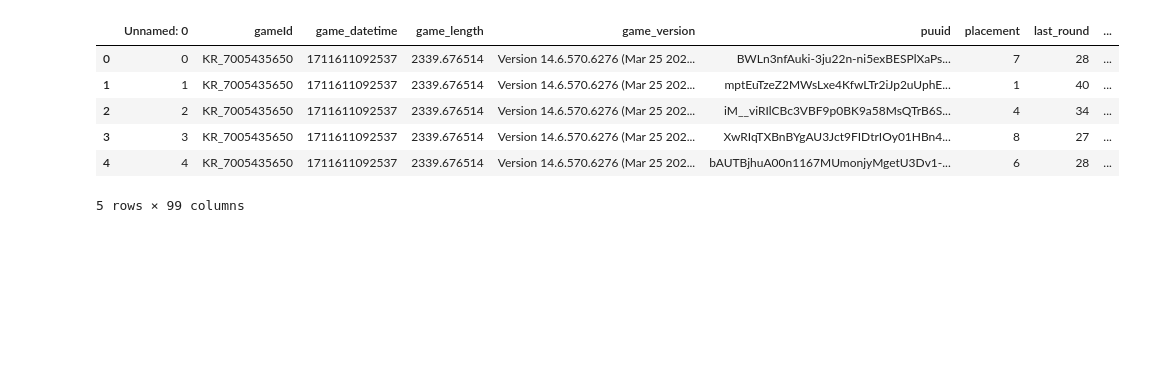
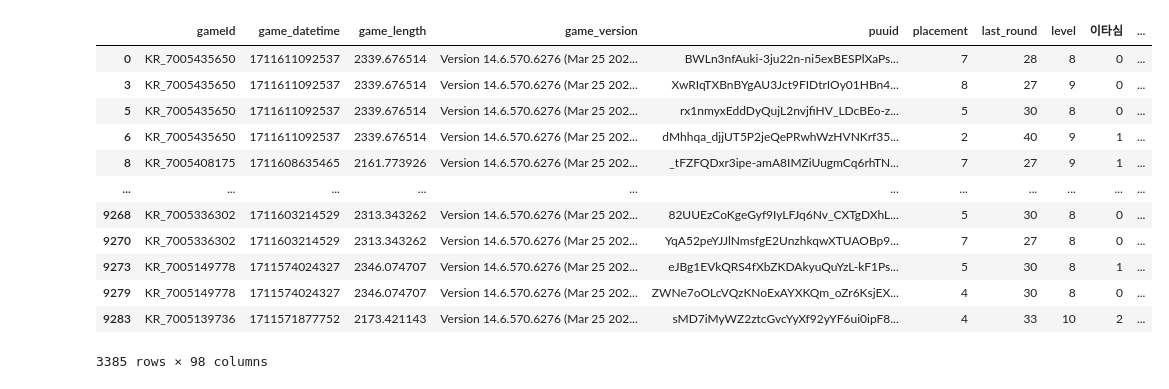
Before and after one commit to interspace719/Final-Project-A09-, a Jupyter notebook: 8. make final decks table.ipynb, the cells around one changed output. Cells and saved outputs as stored; diff of their text form; code cells hidden in the pictures; blank space fills up the shorter version.

```diff
--- a/8. make final decks table.ipynb
+++ b/8. make final decks table.ipynb
@@ -2,15 +2,26 @@
 import pandas as pd
 import json
 from pandas import json_normalize
+
+# 최대 출력 컬럼 제한 해제
+pd.set_option('display.max_colwidth', None)
 # %%
 decks_df = pd.read_csv('덱 분류 완료 테이블.csv', encoding='utf-8')
-# %%
-decks_df.head()
-# %% [output]
-|  | Unnamed: 0 | gameId | game_datetime | game_length | game_version | puuid | placement | last_round | ... |
-| 0 | 0 | KR_7005435650 | 1711611092537 | 2339.676514 | Version 14.6.570.6276 (Mar 25 202... | BWLn3nfAuki-3ju22n-ni5exBESPlXaPs... | 7 | 28 | ... |
-| 1 | 1 | KR_7005435650 | 1711611092537 | 2339.676514 | Version 14.6.570.6276 (Mar 25 202... | mptEuTzeZ2MWsLxe4KfwLTr2iJp2uUphE... | 1 | 40 | ... |
-| 2 | 2 | KR_7005435650 | 1711611092537 | 2339.676514 | Version 14.6.570.6276 (Mar 25 202... | iM__viRIlCBc3VBF9p0BK9a58MsQTrB6S... | 4 | 34 | ... |
-| 3 | 3 | KR_7005435650 | 1711611092537 | 2339.676514 | Version 14.6.570.6276 (Mar 25 202... | XwRIqTXBnBYgAU3Jct9FIDtrIOy01HBn4... | 8 | 27 | ... |
-| 4 | 4 | KR_7005435650 | 1711611092537 | 2339.676514 | Version 14.6.570.6276 (Mar 25 202... | bAUTBjhuA00n1167MUmonjyMgetU3Dv1-... | 6 | 28 | ... |
-5 rows × 99 columns
+# %%
+## 분류 불가 조합 중 분류가 가능하지만 안된 조합 확인 - 대부분 분류가 잘 되었음
+
+decks_df[decks_df['deck_name']=='분류 불가']
+# %% [output]
+|  | gameId | game_datetime | game_length | game_version | puuid | placement | last_round | level | 이타심 | ... |
+| 0 | KR_7005435650 | 1711611092537 | 2339.676514 | Version 14.6.570.6276 (Mar 25 202... | BWLn3nfAuki-3ju22n-ni5exBESPlXaPs... | 7 | 28 | 8 | 0 | ... |
+| 3 | KR_7005435650 | 1711611092537 | 2339.676514 | Version 14.6.570.6276 (Mar 25 202... | XwRIqTXBnBYgAU3Jct9FIDtrIOy01HBn4... | 8 | 27 | 9 | 0 | ... |
+| 5 | KR_7005435650 | 1711611092537 | 2339.676514 | Version 14.6.570.6276 (Mar 25 202... | rx1nmyxEddDyQujL2nvjfiHV_LDcBEo-z... | 5 | 30 | 8 | 0 | ... |
+| 6 | KR_7005435650 | 1711611092537 | 2339.676514 | Version 14.6.570.6276 (Mar 25 202... | dMhhqa_djjUT5P2jeQePRwhWzHVNKrf35... | 2 | 40 | 9 | 1 | ... |
+| 8 | KR_7005408175 | 1711608635465 | 2161.773926 | Version 14.6.570.6276 (Mar 25 202... | _tFZFQDxr3ipe-amA8IMZiUugmCq6rhTN... | 7 | 27 | 9 | 1 | ... |
+| ... | ... | ... | ... | ... | ... | ... | ... | ... | ... | ... |
+| 9268 | KR_7005336302 | 1711603214529 | 2313.343262 | Version 14.6.570.6276 (Mar 25 202... | 82UUEzCoKgeGyf9IyLFJq6Nv_CXTgDXhL... | 5 | 30 | 8 | 0 | ... |
+| 9270 | KR_7005336302 | 1711603214529 | 2313.343262 | Version 14.6.570.6276 (Mar 25 202... | YqA52peYJJlNmsfgE2UnzhkqwXTUAOBp9... | 7 | 27 | 8 | 0 | ... |
+| 9273 | KR_7005149778 | 1711574024327 | 2346.074707 | Version 14.6.570.6276 (Mar 25 202... | eJBg1EVkQRS4fXbZKDAkyuQuYzL-kF1Ps... | 5 | 30 | 8 | 1 | ... |
+| 9279 | KR_7005149778 | 1711574024327 | 2346.074707 | Version 14.6.570.6276 (Mar 25 202... | ZWNe7oOLcVQzKNoExAYXKQm_oZr6KsjEX... | 4 | 30 | 8 | 0 | ... |
+| 9283 | KR_7005139736 | 1711571877752 | 2173.421143 | Version 14.6.570.6276 (Mar 25 202... | sMD7iMyWZ2ztcGvcYyXf92yYF6ui0ipF8... | 4 | 33 | 10 | 2 | ... |
+3385 rows × 98 columns
```
Also changed, not shown: parts of 19 cells of this notebook, 3 other files.
